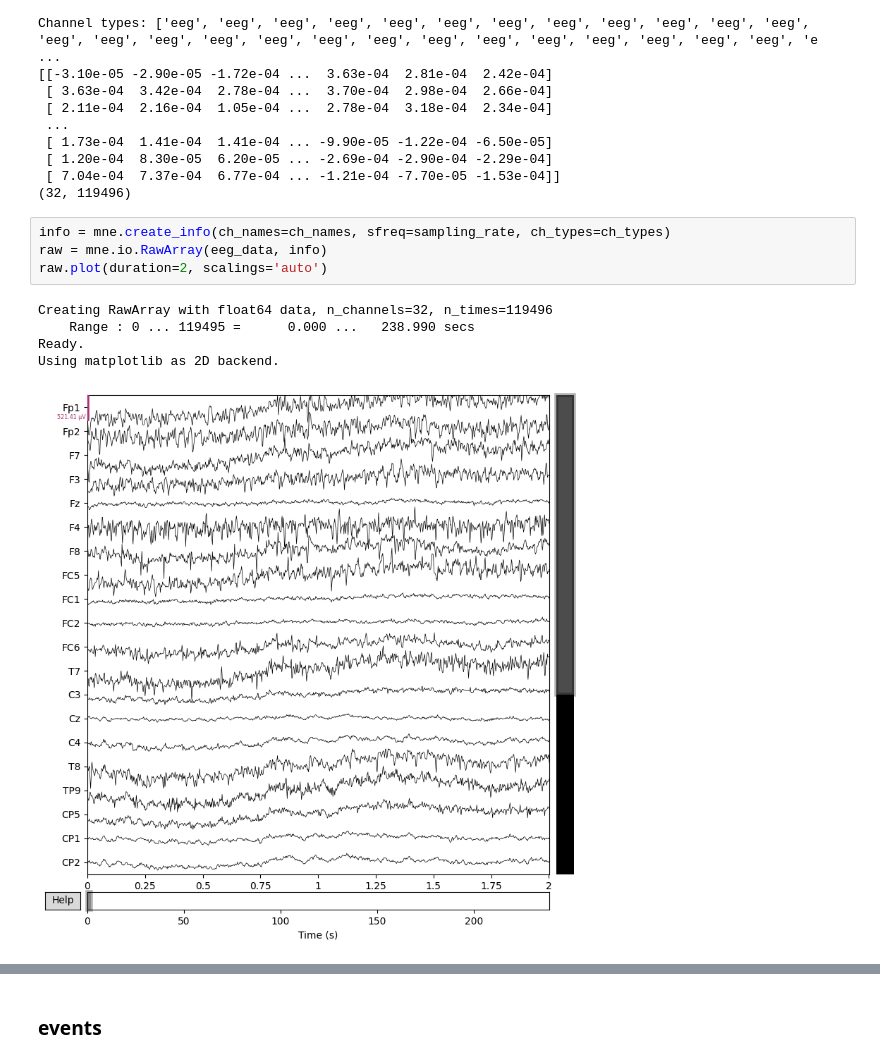
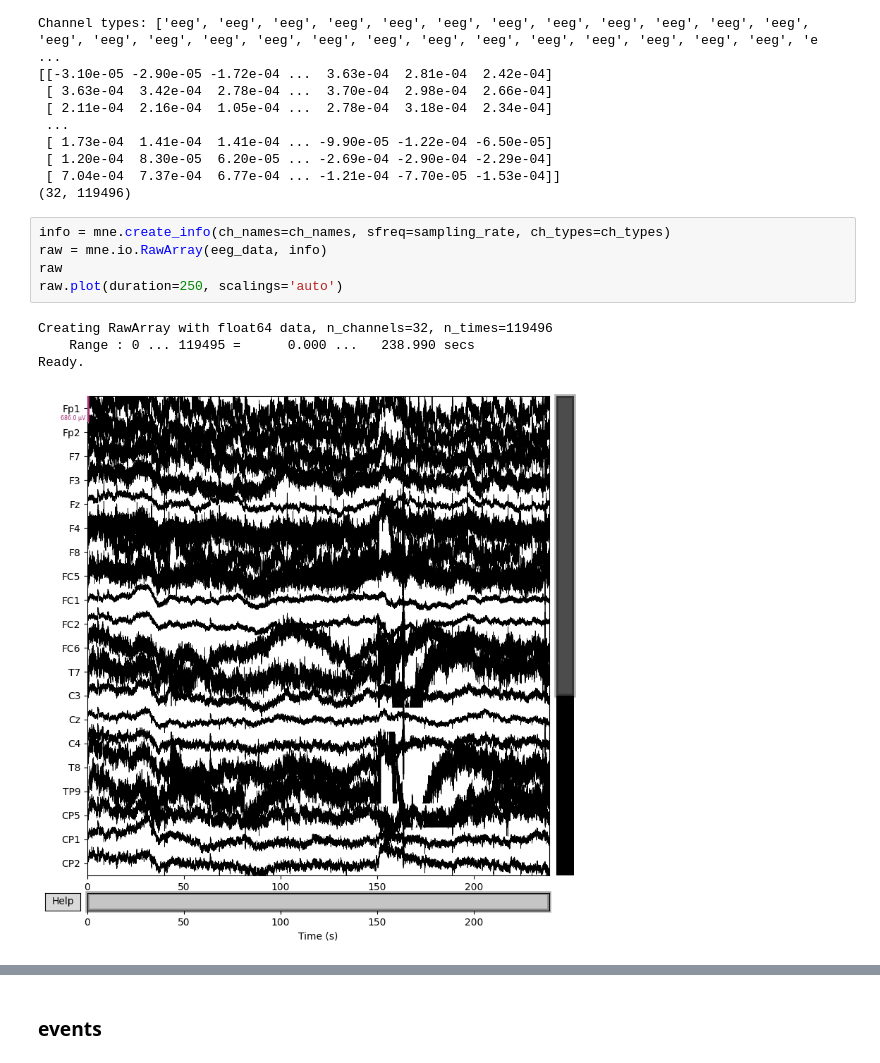
Before and after one commit to Jitmandal051004/EEG_Analysis_SOP, a Jupyter notebook: Grasp_and_Lift_EEG_Detection_Model.ipynb, the cells around one changed output, grey strips where cells are left out. Drawn from its saved outputs; the diff is of its cells as text.

Commit message:
Graph plotted

```diff
--- a/Grasp_and_Lift_EEG_Detection_Model.ipynb
+++ b/Grasp_and_Lift_EEG_Detection_Model.ipynb
@@ -101,10 +100,10 @@ Channel types: ['eeg', 'eeg', 'eeg', 'eeg', 'eeg', 'eeg', 'eeg', 'eeg', 'eeg', '
 # %%
 info = mne.create_info(ch_names=ch_names, sfreq=sampling_rate, ch_types=ch_types)
 raw = mne.io.RawArray(eeg_data, info)
-raw.plot(duration=2, scalings='auto')
+raw
+raw.plot(duration=250, scalings='auto')
 # %% [output]
 Creating RawArray with float64 data, n_channels=32, n_times=119496
     Range : 0 ... 119495 =      0.000 ...   238.990 secs
 Ready.
-Using matplotlib as 2D backend.
-[figure, old version]
+[figure, new version]
```
Also changed, not shown: parts of 8 cells of this notebook.
